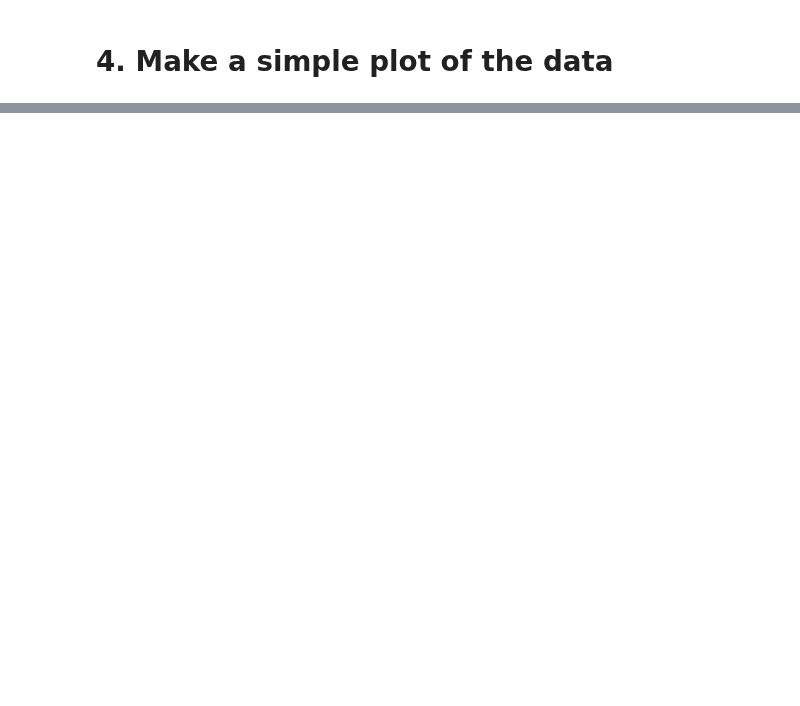
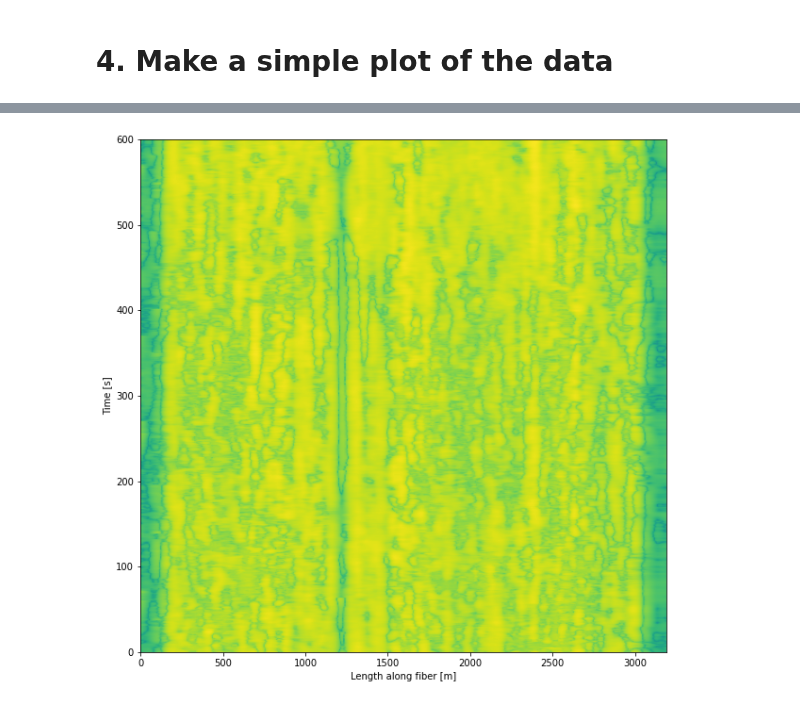
Before and after one commit to bradlipovsky/das-stuff, a Jupyter notebook: getting_started.ipynb, the cells around one changed output, grey strips where cells are left out. Cells and saved outputs as stored; diff of their text form; code cells hidden in the pictures; blank space fills up the shorter version.

```diff
--- a/getting_started.ipynb
+++ b/getting_started.ipynb
@@ -42,0 +60,22 @@ plt.show()
+# %%
+import matplotlib.pyplot as plt
+from scipy.signal import butter, filtfilt
+# filter in time
+[b,a]=butter(2,10,'lowpass', fs=100)
+data_filt = filtfilt(b,a,data,axis=0)
+
+#filter in space
+[b,a]=butter(2,1/(100),'lowpass', fs=1/attrs['SpatialSamplingInterval'])
+data_filt = filtfilt(b,a,data_filt,axis=1)
+# %%
+import matplotlib.pyplot as plt
+plt.subplots(figsize=(10,10))
+plt.imshow(np.log(np.abs(data_filt[:,start_cha:end_cha])),
+           aspect='auto',#vmin=np.percentile(data,1),vmax=np.percentile(data,98),
+           extent=[0,nx,0,nt/attrs['PulseRate']*10]
+                )
+plt.xlabel('Length along fiber [m]')
+plt.ylabel('Time [s]')
+plt.show()
+# %% [output]
+[figure, added]
```
Also changed, not shown: parts of 8 cells of this notebook.
